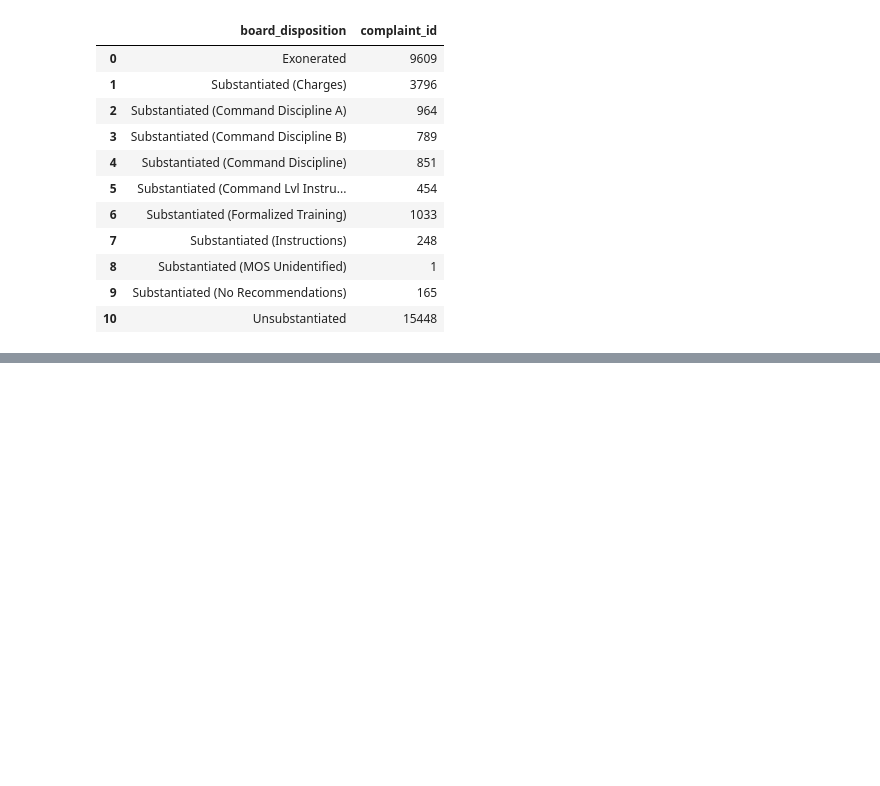
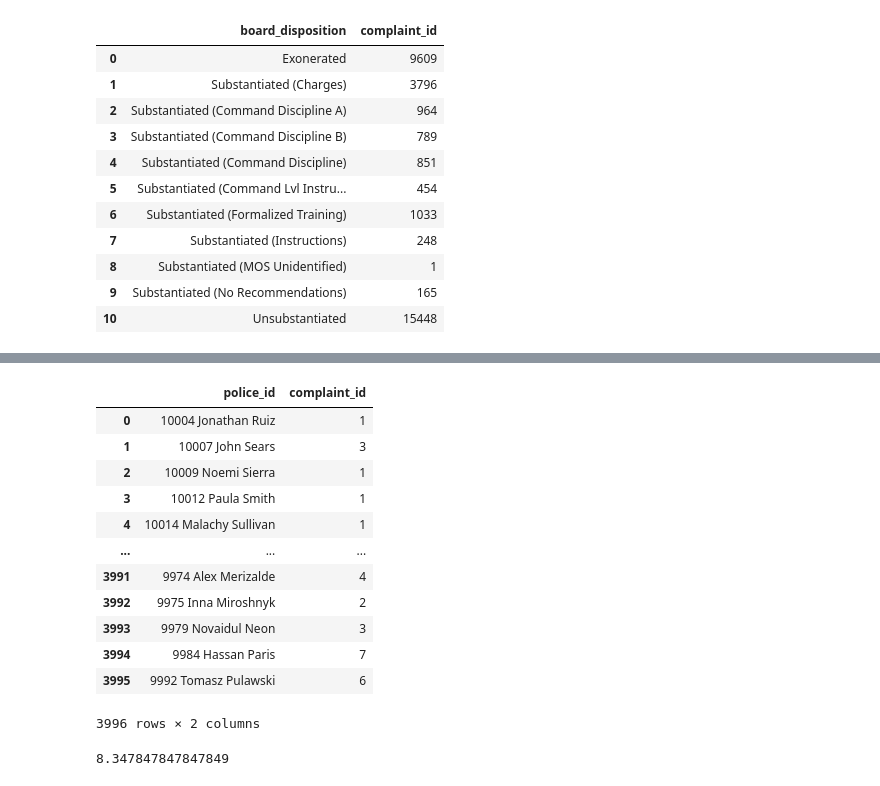
Before and after one commit to jon-ayala/NYPD_CIVILIAN_COMPLAINTS, a Jupyter notebook: CCRB-Complaint_Data_202007261025/NYPD Civilian Complaints.ipynb, the cells around one changed output, grey strips where cells are left out. Drawn from its saved outputs; the diff is of its cells as text; code cells hidden in the pictures; blank space fills up the shorter version.

Commit message:
modified DataFrame for easier grouping

```diff
--- a/CCRB-Complaint_Data_202007261025/NYPD Civilian Complaints.ipynb
+++ b/CCRB-Complaint_Data_202007261025/NYPD Civilian Complaints.ipynb
@@ -233,3 +233,10 @@ out
 | 8 | Substantiated (MOS Unidentified) | 1 |
 | 9 | Substantiated (No Recommendations) | 165 |
 | 10 | Unsubstantiated | 15448 |
+# %%
+# Creating police_id column, which combines unique_mos_id, first_name, and last_name for easier grouping
+
+df['police_id'] = df[df.columns[0:3]].apply(
+    lambda x: ' '.join(x.dropna().astype(str)),
+    axis=1)
+df
@@ -235,0 +257,25 @@ out
+# %%
+# Grouping by police_id
+
+unique_grouping = df.groupby(['police_id']).complaint_id.count().reset_index()
+unique_grouping
+# %% [output]
+|  | police_id | complaint_id |
+| 0 | 10004 Jonathan Ruiz | 1 |
+| 1 | 10007 John Sears | 3 |
+| 2 | 10009 Noemi Sierra | 1 |
+| 3 | 10012 Paula Smith | 1 |
+| 4 | 10014 Malachy Sullivan | 1 |
+| ... | ... | ... |
+| 3991 | 9974 Alex Merizalde | 4 |
+| 3992 | 9975 Inna Miroshnyk | 2 |
+| 3993 | 9979 Novaidul Neon | 3 |
+| 3994 | 9984 Hassan Paris | 7 |
+| 3995 | 9992 Tomasz Pulawski | 6 |
+3996 rows × 2 columns
+# %%
+# Taking the average of the count of complaint_id to see what the average amount of complaints per officer is.
+
+unique_grouping['complaint_id'].mean()
+# %% [output]
+8.347847847847849
```
Also changed, not shown: parts of 1 cell of this notebook, 1 other file.
